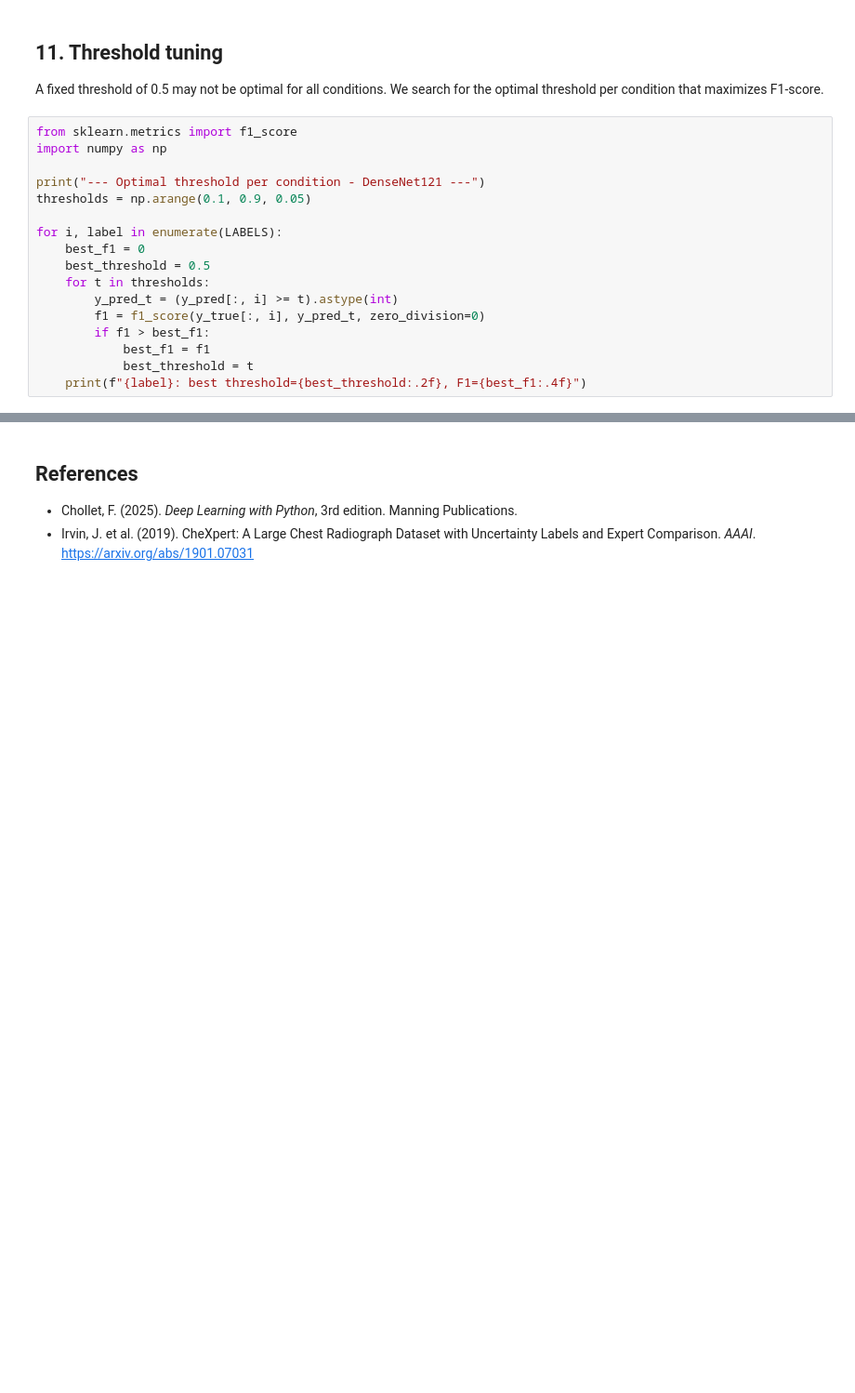
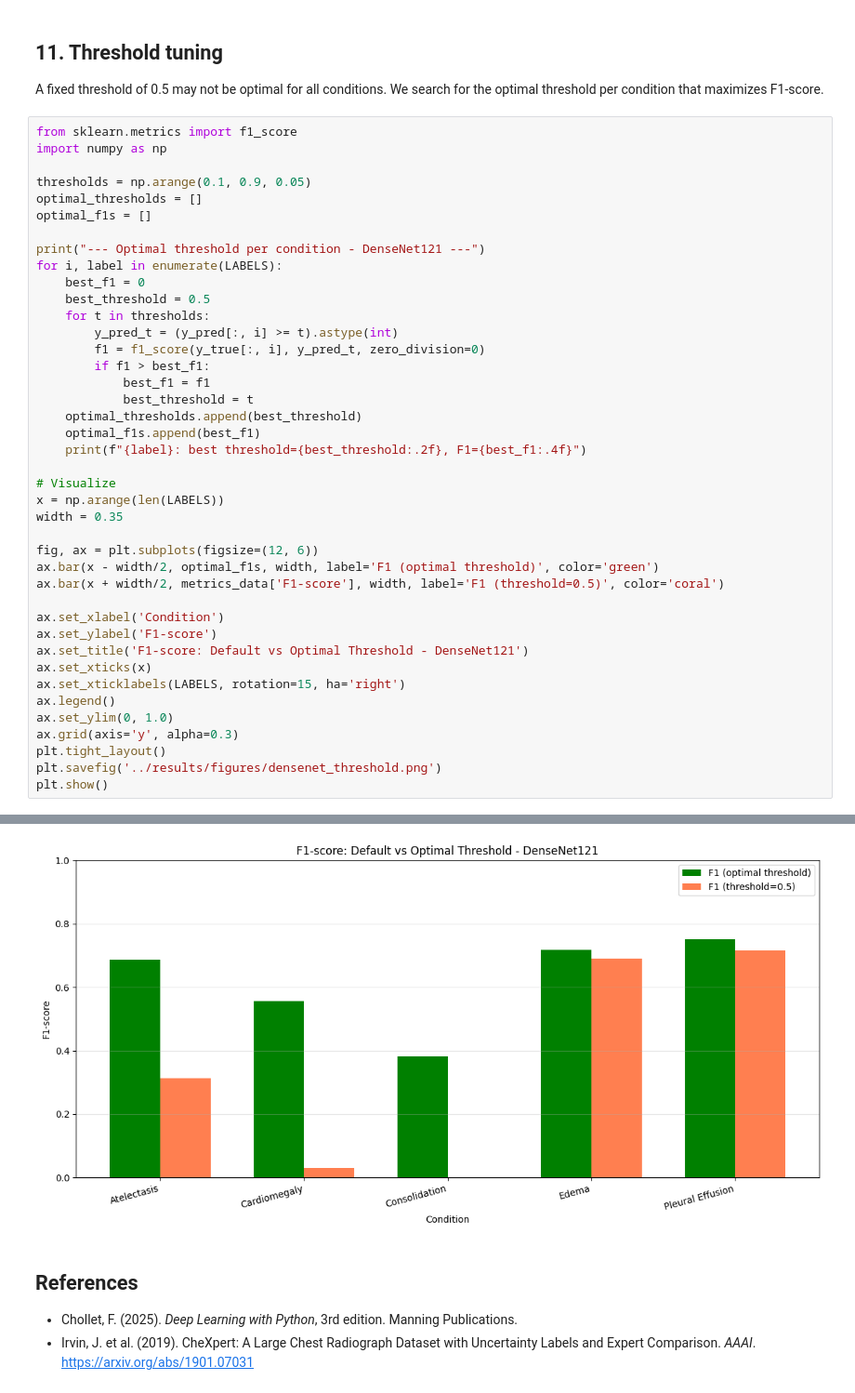
Before and after one commit to MagneSvalland/chexpert-disease-detection, a Jupyter notebook: notebooks/03_transfer_learning.ipynb, the cells around one changed output, grey strips where cells are left out. Shown at 93% size. Saved outputs shown, nothing was run; the diff lists cells and outputs as text; blank space fills up the shorter version.

```diff
--- a/notebooks/03_transfer_learning.ipynb
+++ b/notebooks/03_transfer_learning.ipynb
@@ -490,27 +542,52 @@ We search for the optimal threshold per condition that maximizes F1-score.
 # %%
 from sklearn.metrics import f1_score
 import numpy as np
 
+thresholds = np.arange(0.1, 0.9, 0.05)
+optimal_thresholds = []
+optimal_f1s = []
+
 print("--- Optimal threshold per condition - DenseNet121 ---")
-thresholds = np.arange(0.1, 0.9, 0.05)
-
 for i, label in enumerate(LABELS):
     best_f1 = 0
     best_threshold = 0.5
     for t in thresholds:
         y_pred_t = (y_pred[:, i] >= t).astype(int)
         f1 = f1_score(y_true[:, i], y_pred_t, zero_division=0)
         if f1 > best_f1:
             best_f1 = f1
             best_threshold = t
+    optimal_thresholds.append(best_threshold)
+    optimal_f1s.append(best_f1)
     print(f"{label}: best threshold={best_threshold:.2f}, F1={best_f1:.4f}")
+
+# Visualize
+x = np.arange(len(LABELS))
+width = 0.35
+
+fig, ax = plt.subplots(figsize=(12, 6))
+ax.bar(x - width/2, optimal_f1s, width, label='F1 (optimal threshold)', color='green')
+ax.bar(x + width/2, metrics_data['F1-score'], width, label='F1 (threshold=0.5)', color='coral')
+
+ax.set_xlabel('Condition')
+ax.set_ylabel('F1-score')
+ax.set_title('F1-score: Default vs Optimal Threshold - DenseNet121')
+ax.set_xticks(x)
+ax.set_xticklabels(LABELS, rotation=15, ha='right')
+ax.legend()
+ax.set_ylim(0, 1.0)
+ax.grid(axis='y', alpha=0.3)
+plt.tight_layout()
+plt.savefig('../results/figures/densenet_threshold.png')
+plt.show()
 # %% [output]
 --- Optimal threshold per condition - DenseNet121 ---
 Atelectasis: best threshold=0.25, F1=0.6860
 Cardiomegaly: best threshold=0.10, F1=0.5556
 Consolidation: best threshold=0.10, F1=0.3830
 Edema: best threshold=0.45, F1=0.7174
 Pleural Effusion: best threshold=0.35, F1=0.7517
+[figure, added]
 # %% [markdown]
 ## References
 - Chollet, F. (2025). *Deep Learning with Python*, 3rd edition. Manning Publications.
```
Also changed, not shown: parts of 7 cells of this notebook, 6 other files.
